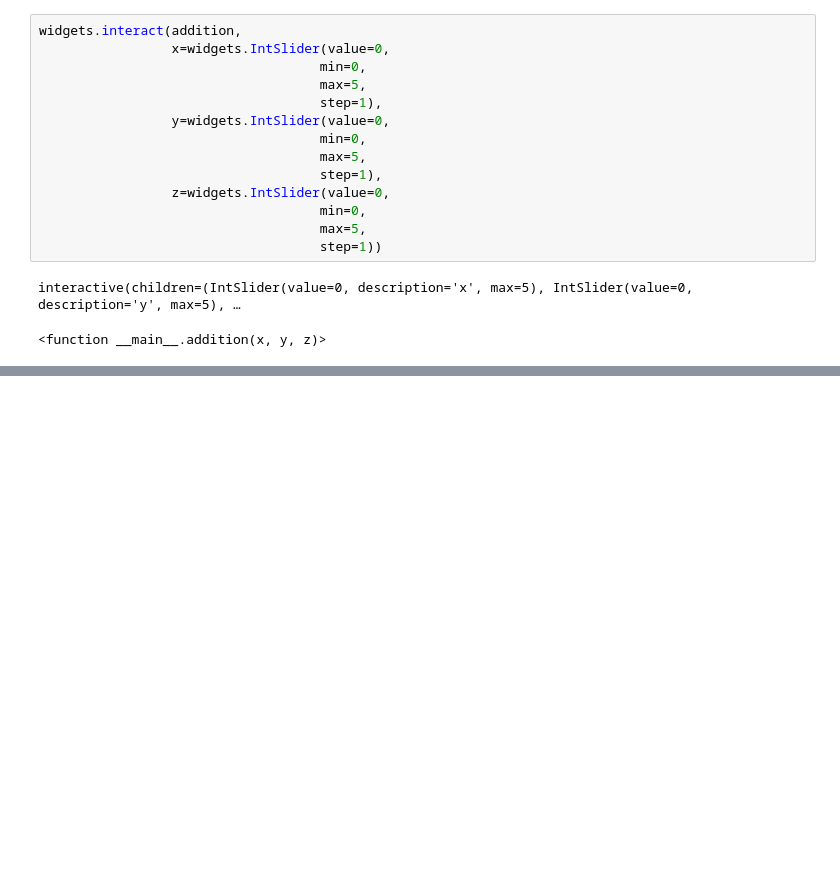
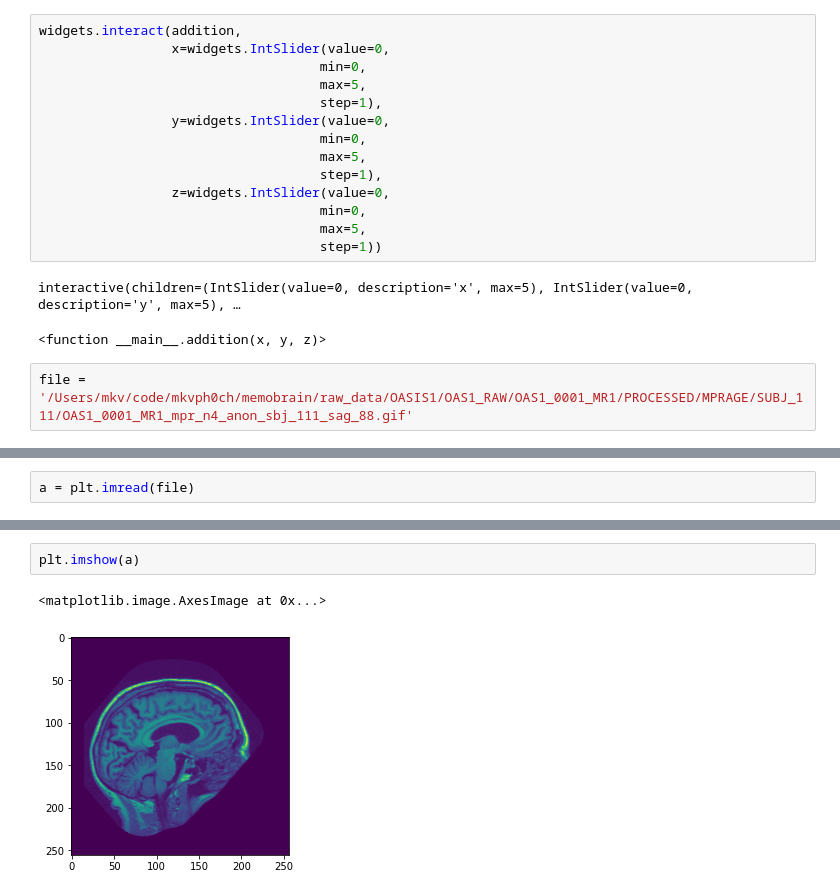
Before and after one commit to mkvph0ch/memobrain, a Jupyter notebook: notebooks/mkvph0ch_cnns.ipynb, the cells around one changed output, grey strips where cells are left out. Drawn from its saved outputs; the diff is of its cells as text; blank space fills up the shorter version.

```diff
--- a/notebooks/mkvph0ch_cnns.ipynb
+++ b/notebooks/mkvph0ch_cnns.ipynb
@@ -146,3 +146,5 @@ widgets.interact(addition,
 # %% [output]
 interactive(children=(IntSlider(value=0, description='x', max=5), IntSlider(value=0, description='y', max=5), …
 <function __main__.addition(x, y, z)>
+# %%
+file = '/Users/mkv/code/mkvph0ch/memobrain/raw_data/OASIS1/OAS1_RAW/OAS1_0001_MR1/PROCESSED/MPRAGE/SUBJ_111/OAS1_0001_MR1_mpr_n4_anon_sbj_111_sag_88.gif'
@@ -148,0 +194,2 @@ interactive(children=(IntSlider(value=0, description='x', max=5), IntSlider(valu
+# %%
+a = plt.imread(file)
@@ -148,0 +220,5 @@ interactive(children=(IntSlider(value=0, description='x', max=5), IntSlider(valu
+# %%
+plt.imshow(a)
+# %% [output]
+<matplotlib.image.AxesImage at 0x...>
+[figure, added]
```
Also changed, not shown: parts of 12 cells of this notebook, 2 other files.
